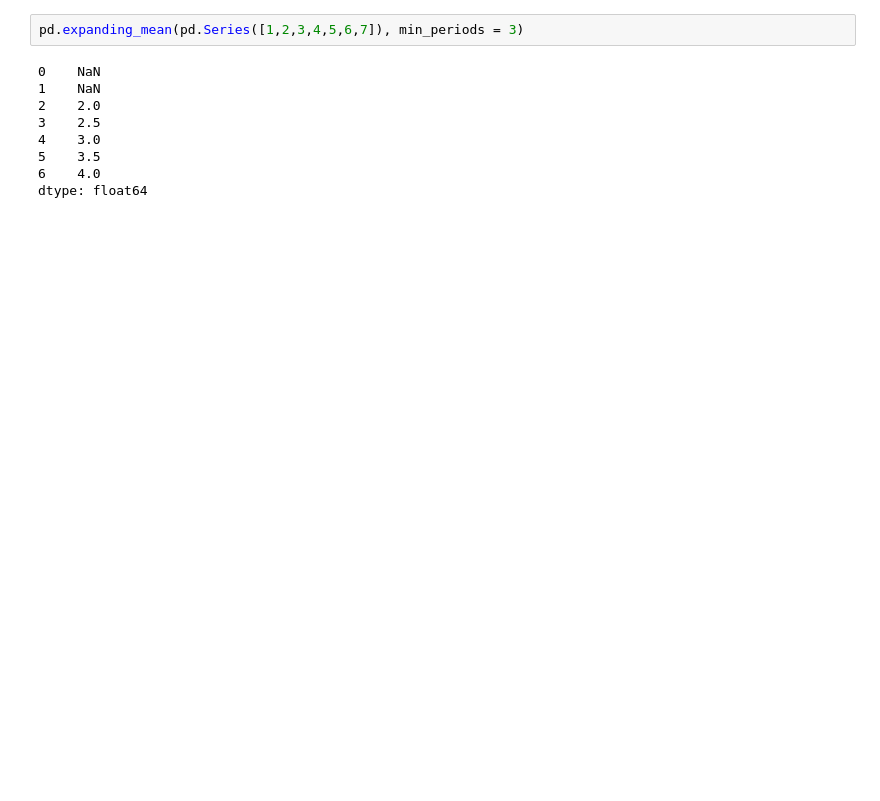
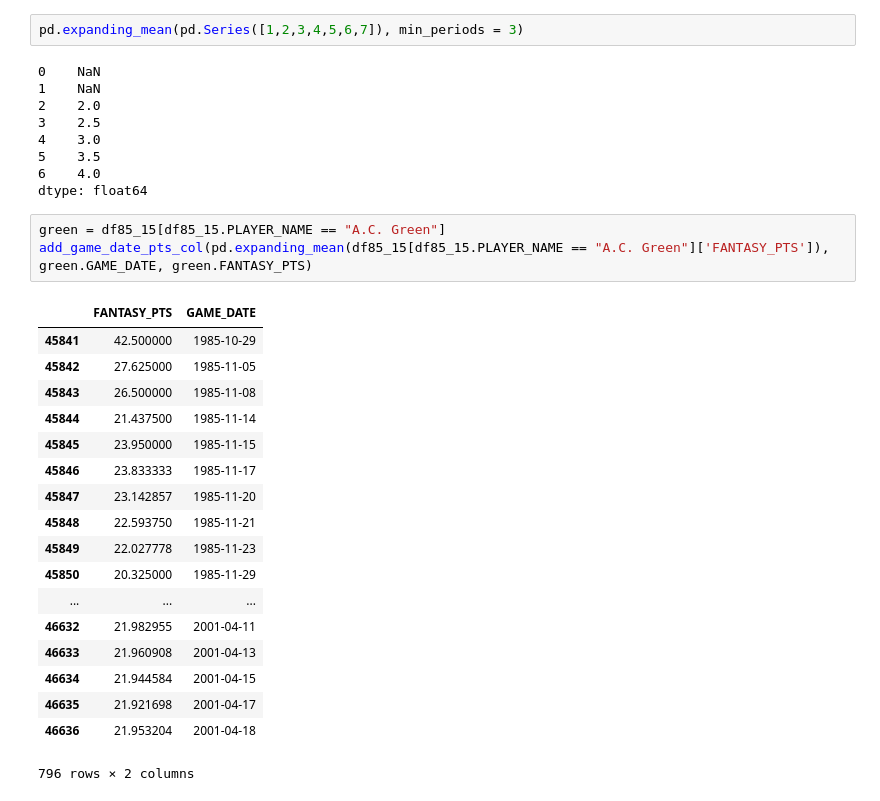
Before and after one commit to diciurcio-d/ShiftEnter, a Jupyter notebook: data_collection_sup.ipynb, the cells around one changed output. Drawn from its saved outputs; the diff is of its cells as text; blank space fills up the shorter version.

```diff
--- a/data_collection_sup.ipynb
+++ b/data_collection_sup.ipynb
@@ -302,3 +286,25 @@ pd.expanding_mean(pd.Series([1,2,3,4,5,6,7]), min_periods = 3)
 5    3.5
 6    4.0
 dtype: float64
+# %%
+green = df85_15[df85_15.PLAYER_NAME == "A.C. Green"]
+add_game_date_pts_col(pd.expanding_mean(df85_15[df85_15.PLAYER_NAME == "A.C. Green"]['FANTASY_PTS']), green.GAME_DATE, green.FANTASY_PTS)
+# %% [output]
+|  | FANTASY_PTS | GAME_DATE |
+| 45841 | 42.500000 | 1985-10-29 |
+| 45842 | 27.625000 | 1985-11-05 |
+| 45843 | 26.500000 | 1985-11-08 |
+| 45844 | 21.437500 | 1985-11-14 |
+| 45845 | 23.950000 | 1985-11-15 |
+| 45846 | 23.833333 | 1985-11-17 |
+| 45847 | 23.142857 | 1985-11-20 |
+| 45848 | 22.593750 | 1985-11-21 |
+| 45849 | 22.027778 | 1985-11-23 |
+| 45850 | 20.325000 | 1985-11-29 |
+| ... | ... | ... |
+| 46632 | 21.982955 | 2001-04-11 |
+| 46633 | 21.960908 | 2001-04-13 |
+| 46634 | 21.944584 | 2001-04-15 |
+| 46635 | 21.921698 | 2001-04-17 |
+| 46636 | 21.953204 | 2001-04-18 |
+796 rows × 2 columns
```
Also changed, not shown: parts of 6 cells of this notebook, 1 other file.
